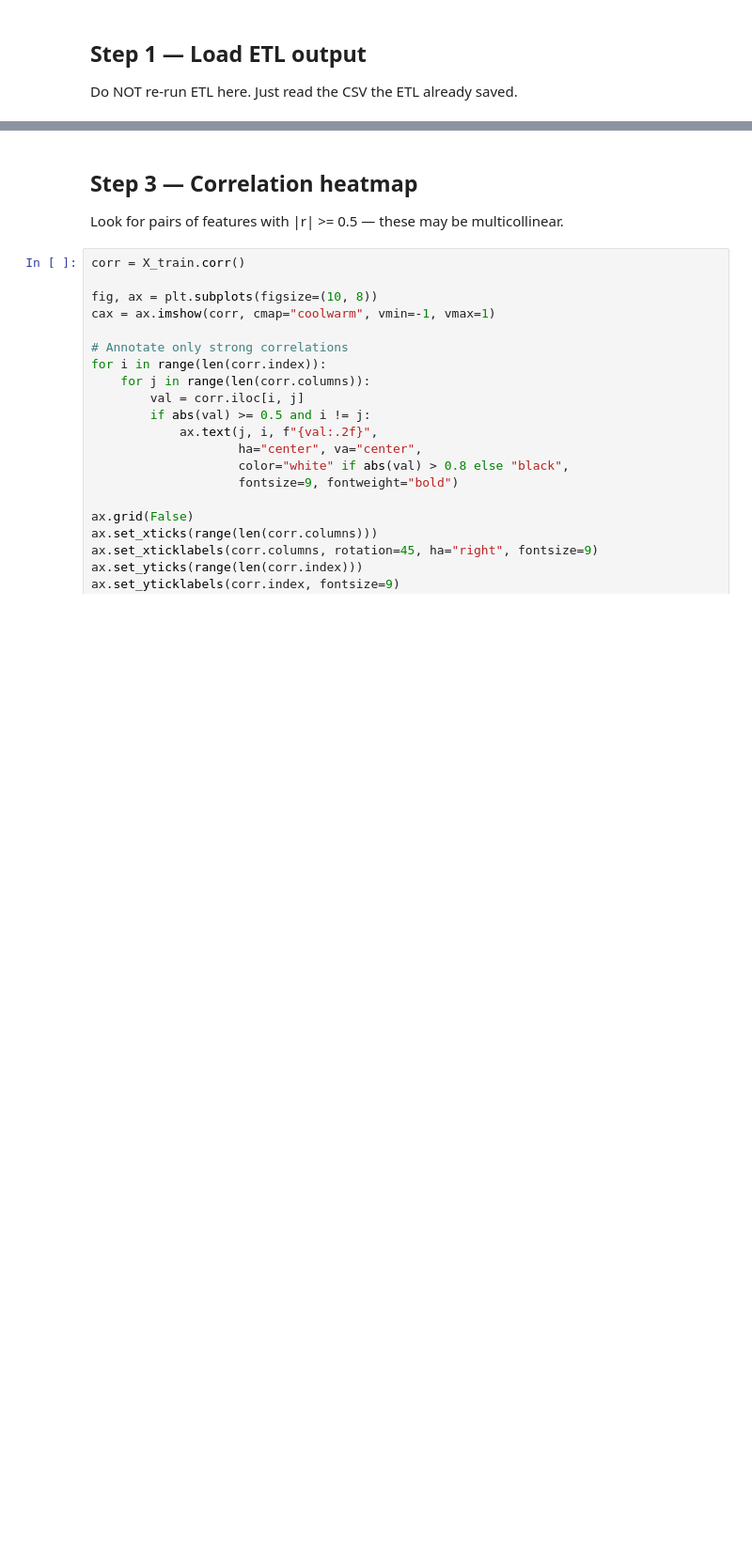
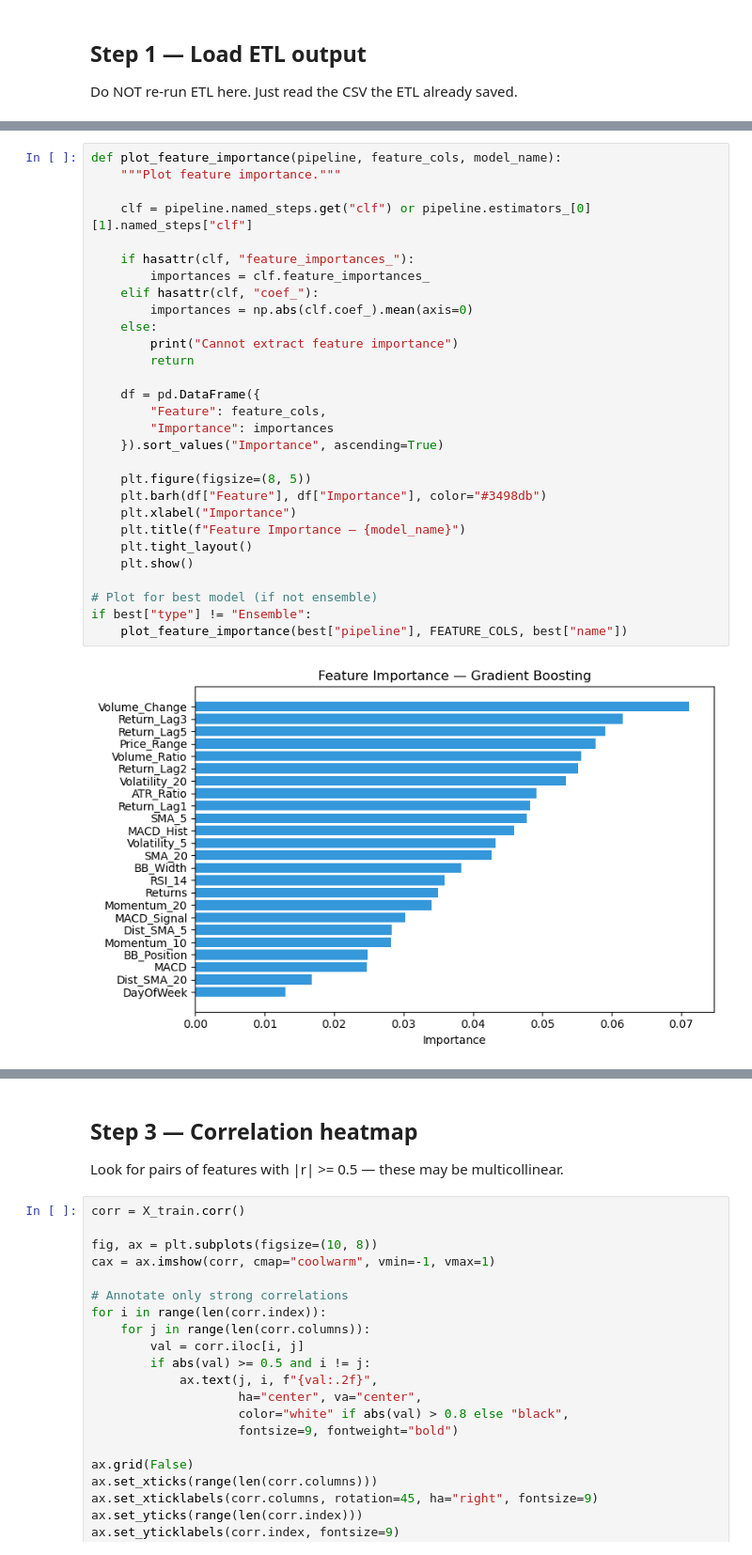
Before and after one commit to teresaghirardi-hub/group_assignment_group_2, a Jupyter notebook: notebooks/ml_model(old).ipynb, the cells around one changed output, grey strips where cells are left out. Shown at 94% size. Drawn from its saved outputs; the diff is of its cells as text; blank space fills up the shorter version.

```diff
--- a/notebooks/ml_model(old).ipynb
+++ b/notebooks/ml_model(old).ipynb
@@ -97,0 +506,31 @@ Reserved: (122, 19)
+# %%
+def plot_feature_importance(pipeline, feature_cols, model_name):
+    """Plot feature importance."""
+
+    clf = pipeline.named_steps.get("clf") or pipeline.estimators_[0][1].named_steps["clf"]
+
+    if hasattr(clf, "feature_importances_"):
+        importances = clf.feature_importances_
+    elif hasattr(clf, "coef_"):
+        importances = np.abs(clf.coef_).mean(axis=0)
+    else:
+        print("Cannot extract feature importance")
+        return
+
+    df = pd.DataFrame({
+        "Feature": feature_cols,
+        "Importance": importances
+    }).sort_values("Importance", ascending=True)
+
+    plt.figure(figsize=(8, 5))
+    plt.barh(df["Feature"], df["Importance"], color="#3498db")
+    plt.xlabel("Importance")
+    plt.title(f"Feature Importance — {model_name}")
+    plt.tight_layout()
+    plt.show()
+
+# Plot for best model (if not ensemble)
+if best["type"] != "Ensemble":
+    plot_feature_importance(best["pipeline"], FEATURE_COLS, best["name"])
+# %% [output]
+[figure, added]
```
Also changed, not shown: parts of 25 cells of this notebook, 3 other files.
